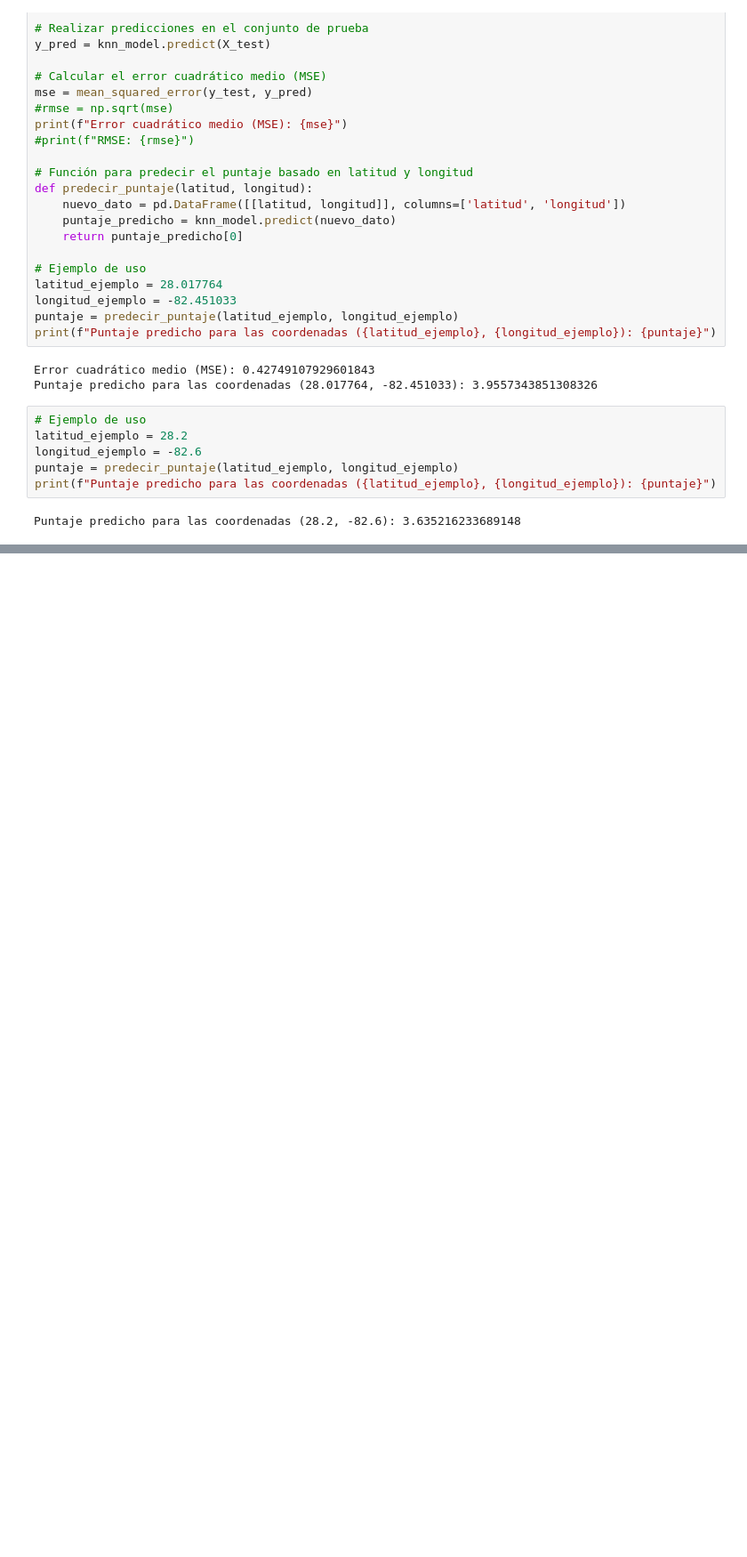
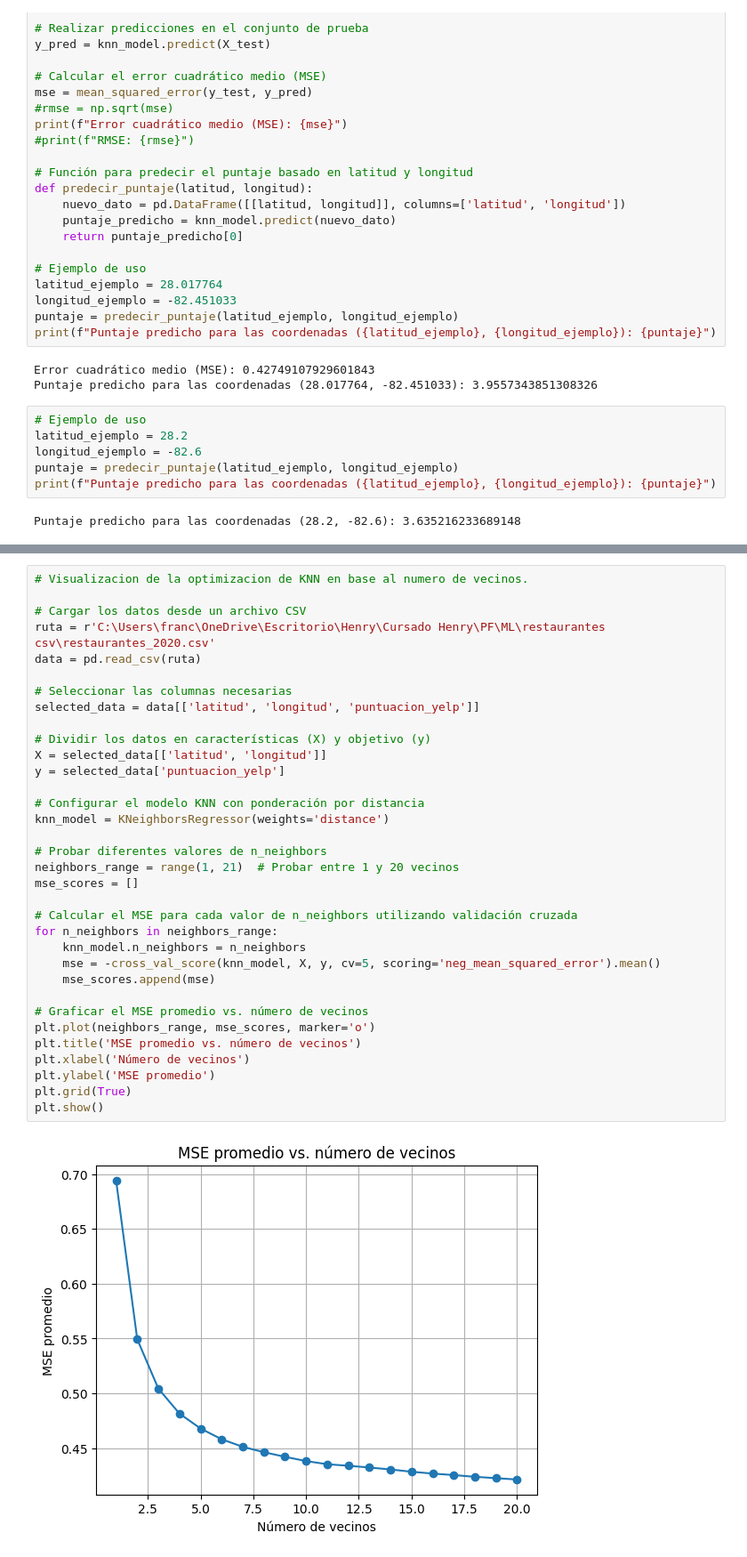
Before and after one commit to MyriamRengifo/proyecto_final, a Jupyter notebook: ML/ML_prediccion_puntaje.ipynb, the cells around one changed output, grey strips where cells are left out. Shown at 89% size. Cells and saved outputs as stored; diff of their text form; blank space fills up the shorter version.

```diff
--- a/ML/ML_prediccion_puntaje.ipynb
+++ b/ML/ML_prediccion_puntaje.ipynb
@@ -98,0 +181,36 @@ plt.show()
+# %%
+# Visualizacion de la optimizacion de KNN en base al numero de vecinos.
+
+# Cargar los datos desde un archivo CSV
+ruta = r'C:\Users\franc\OneDrive\Escritorio\Henry\Cursado Henry\PF\ML\restaurantes csv\restaurantes_2020.csv'
+data = pd.read_csv(ruta)
+
+# Seleccionar las columnas necesarias
+selected_data = data[['latitud', 'longitud', 'puntuacion_yelp']]
+
+# Dividir los datos en características (X) y objetivo (y)
+X = selected_data[['latitud', 'longitud']]
+y = selected_data['puntuacion_yelp']
+
+# Configurar el modelo KNN con ponderación por distancia
+knn_model = KNeighborsRegressor(weights='distance')
+
+# Probar diferentes valores de n_neighbors
+neighbors_range = range(1, 21)  # Probar entre 1 y 20 vecinos
+mse_scores = []
+
+# Calcular el MSE para cada valor de n_neighbors utilizando validación cruzada
+for n_neighbors in neighbors_range:
+    knn_model.n_neighbors = n_neighbors
+    mse = -cross_val_score(knn_model, X, y, cv=5, scoring='neg_mean_squared_error').mean()
+    mse_scores.append(mse)
+
+# Graficar el MSE promedio vs. número de vecinos
+plt.plot(neighbors_range, mse_scores, marker='o')
+plt.title('MSE promedio vs. número de vecinos')
+plt.xlabel('Número de vecinos')
+plt.ylabel('MSE promedio')
+plt.grid(True)
+plt.show()
+# %% [output]
+[figure, added]
```
Also changed, not shown: parts of 4 cells of this notebook.
